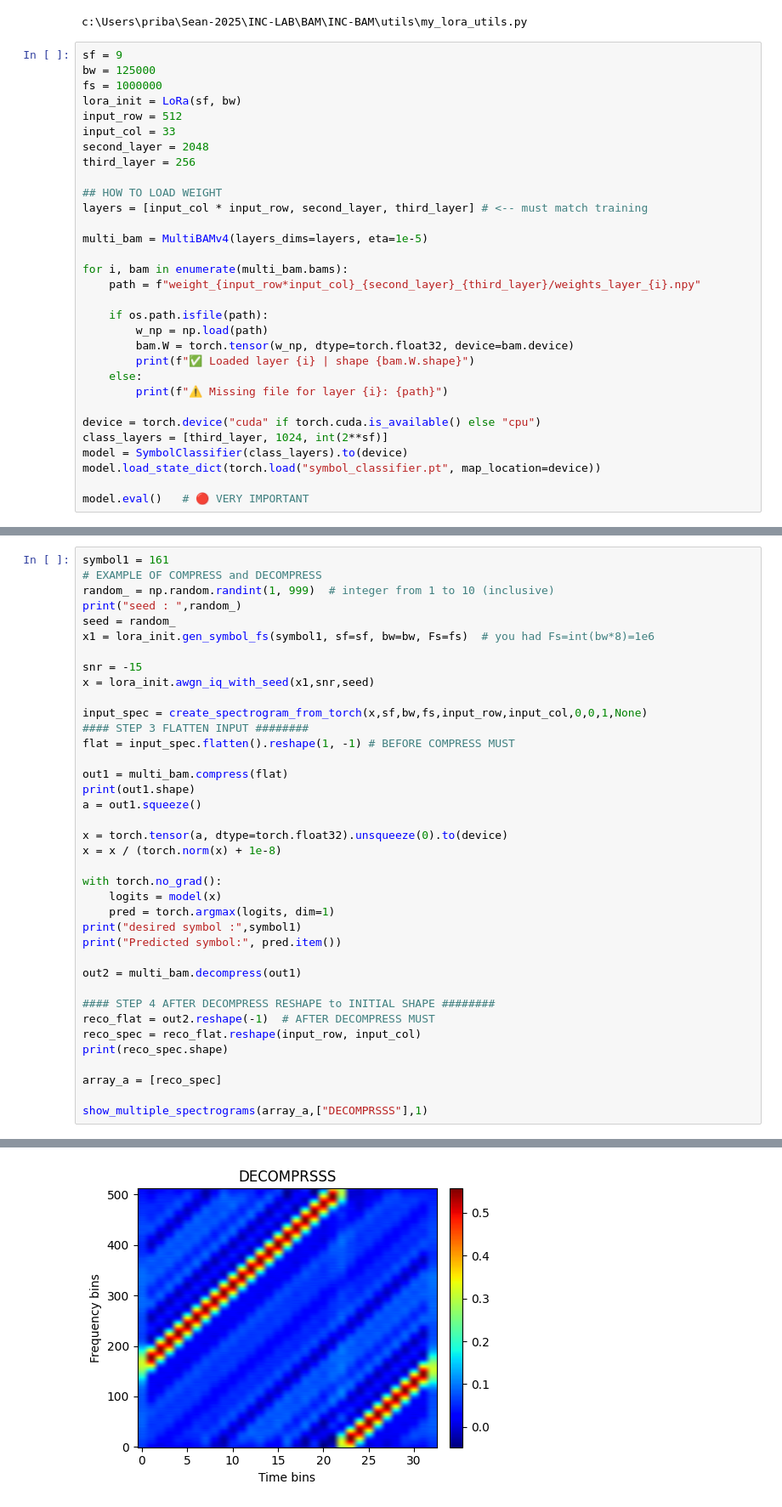
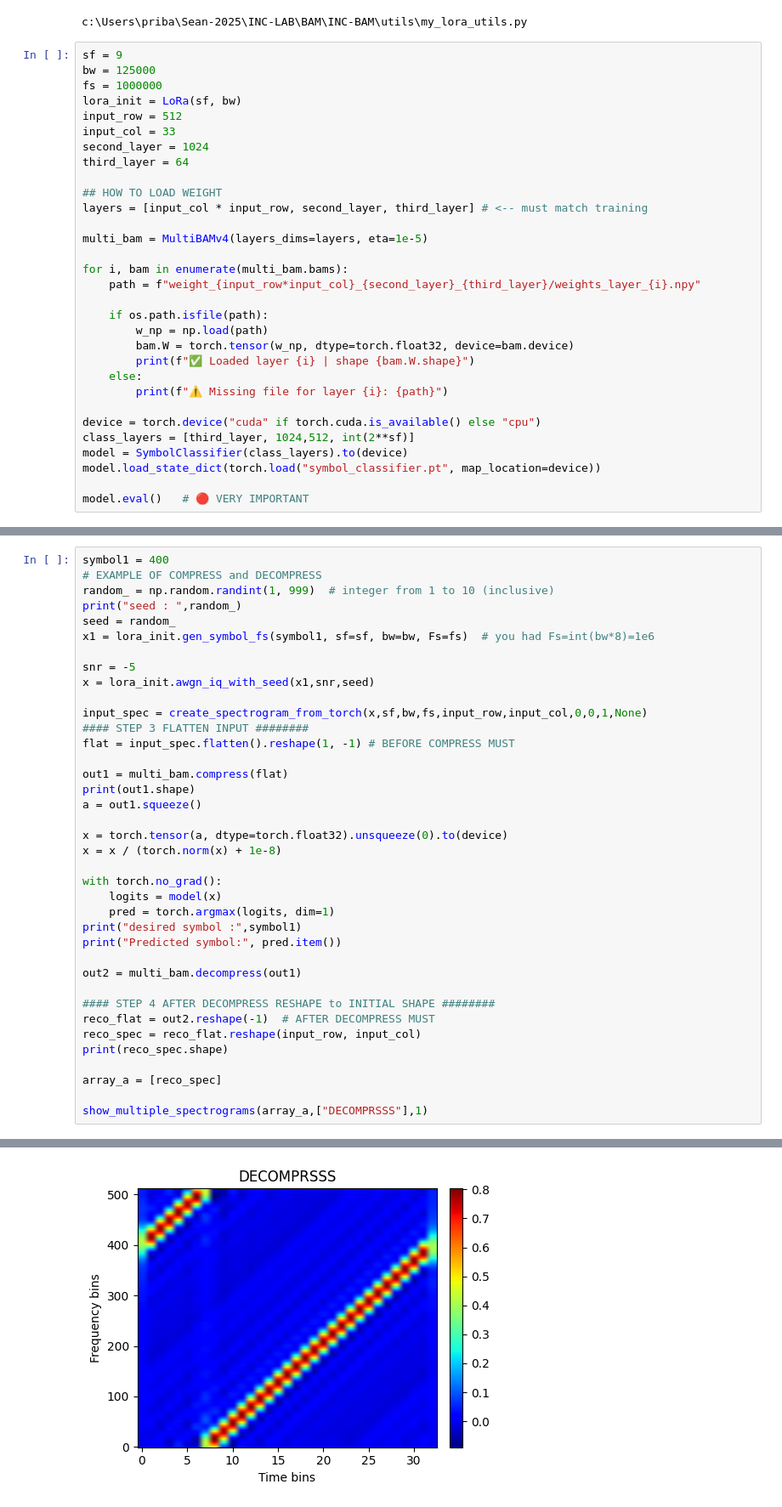
Before and after one commit to seanmantanhacker/INC-BAM, a Jupyter notebook: Model-experiment-5 (with classifier)/main.ipynb, the cells around one changed output, grey strips where cells are left out. Shown at 85% size. Saved outputs shown, nothing was run; the diff lists cells and outputs as text.

```diff
--- a/Model-experiment-5 (with classifier)/main.ipynb
+++ b/Model-experiment-5 (with classifier)/main.ipynb
@@ -26,8 +26,8 @@ fs = 1000000
 lora_init = LoRa(sf, bw)
 input_row = 512
 input_col = 33
-second_layer = 2048
-third_layer = 256
+second_layer = 1024
+third_layer = 64
 
 ## HOW TO LOAD WEIGHT
 layers = [input_col * input_row, second_layer, third_layer] # <-- must match training
@@ -45,7 +45,7 @@ for i, bam in enumerate(multi_bam.bams):
         print(f"⚠️ Missing file for layer {i}: {path}")
 
 device = torch.device("cuda" if torch.cuda.is_available() else "cpu")
-class_layers = [third_layer, 1024, int(2**sf)]
+class_layers = [third_layer, 1024,512, int(2**sf)]
 model = SymbolClassifier(class_layers).to(device)
 model.load_state_dict(torch.load("symbol_classifier.pt", map_location=device))
 
@@ -63,12 +60,12 @@ SymbolClassifier(
 # %%
-symbol1 = 161
+symbol1 = 400
 # EXAMPLE OF COMPRESS and DECOMPRESS
 random_ = np.random.randint(1, 999)  # integer from 1 to 10 (inclusive)
 print("seed : ",random_)
 seed = random_
 x1 = lora_init.gen_symbol_fs(symbol1, sf=sf, bw=bw, Fs=fs)  # you had Fs=int(bw*8)=1e6
 
-snr = -15
+snr = -5
 x = lora_init.awgn_iq_with_seed(x1,snr,seed)
 
 input_spec = create_spectrogram_from_torch(x,sf,bw,fs,input_row,input_col,0,0,1,None)
@@ -106,2 +103,2 @@ Predicted symbol: 160
 (512, 33)
-[figure, old version]
+[figure, new version]
```
Also changed, not shown: parts of 2 cells of this notebook, 6 other files.
